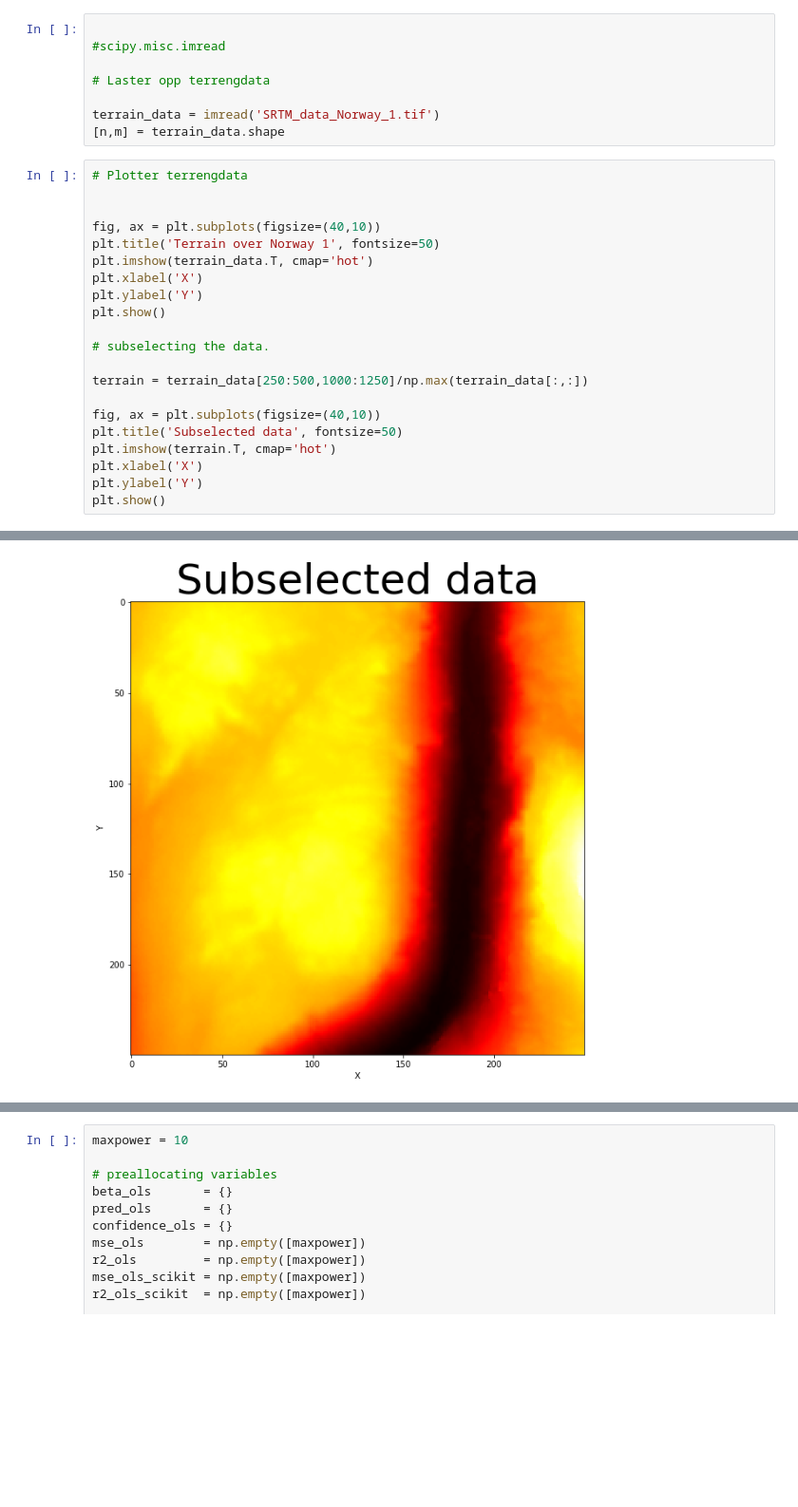
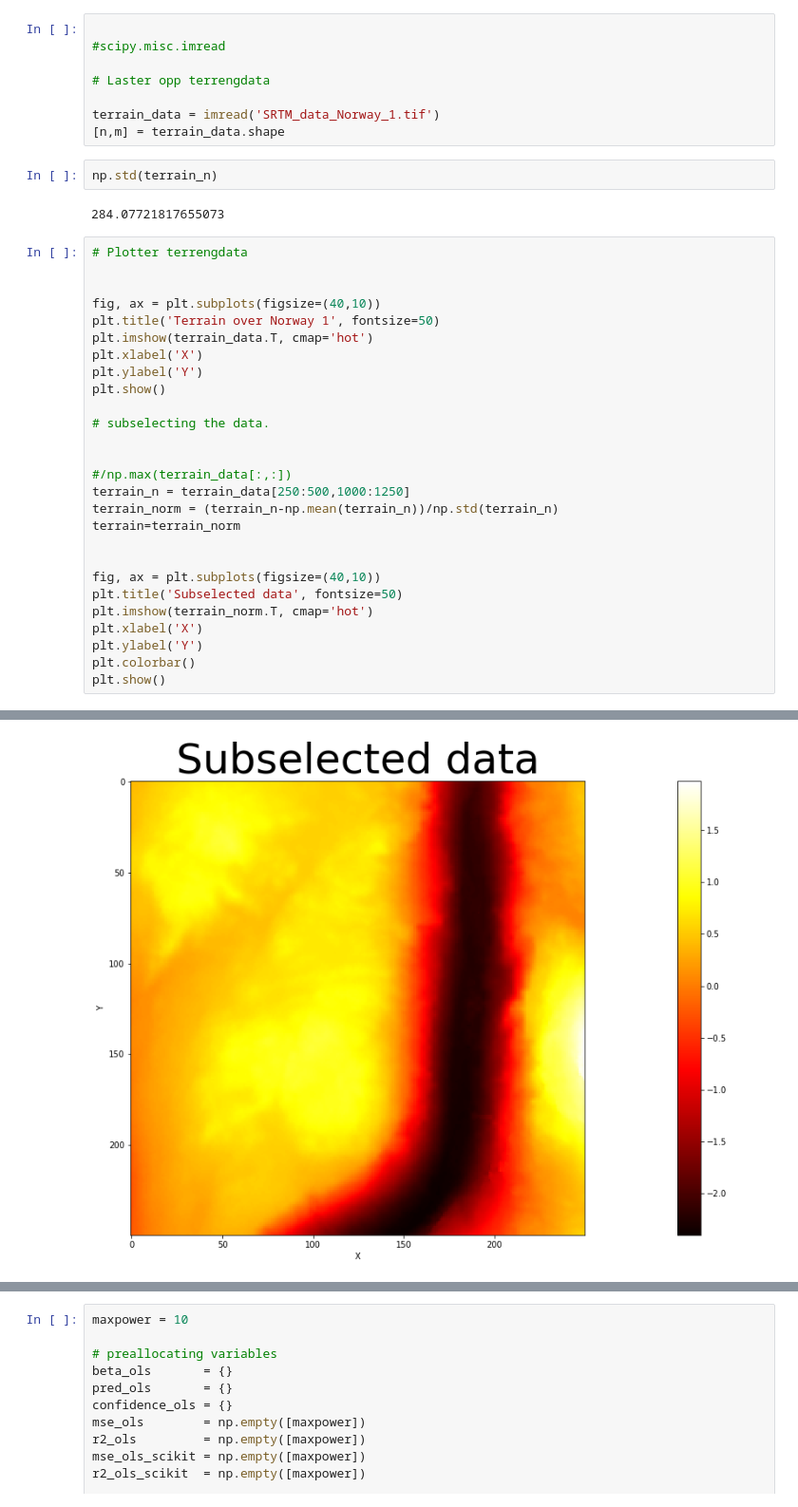
Before and after one commit to VemundST/Project1, a Jupyter notebook: main.ipynb, the cells around one changed output, grey strips where cells are left out. Shown at 95% size. Saved outputs shown, nothing was run; the diff lists cells and outputs as text; blank space fills up the shorter version.

```diff
--- a/main.ipynb
+++ b/main.ipynb
@@ -697,30 +717,40 @@ for i in range(maxpower):
 
 terrain_data = imread('SRTM_data_Norway_1.tif')
 [n,m] = terrain_data.shape
+# %%
+np.std(terrain_n)
+# %% [output]
+284.07721817655073
 # %%
 # Plotter terrengdata
 
 
 fig, ax = plt.subplots(figsize=(40,10))
 plt.title('Terrain over Norway 1', fontsize=50)
 plt.imshow(terrain_data.T, cmap='hot')
 plt.xlabel('X')
 plt.ylabel('Y')
 plt.show()
 
 # subselecting the data.
 
-terrain = terrain_data[250:500,1000:1250]/np.max(terrain_data[:,:])
+
+#/np.max(terrain_data[:,:])
+terrain_n = terrain_data[250:500,1000:1250]
+terrain_norm = (terrain_n-np.mean(terrain_n))/np.std(terrain_n)
+terrain=terrain_norm
+
 
 fig, ax = plt.subplots(figsize=(40,10))
 plt.title('Subselected data', fontsize=50)
-plt.imshow(terrain.T, cmap='hot')
+plt.imshow(terrain_norm.T, cmap='hot')
 plt.xlabel('X')
 plt.ylabel('Y')
+plt.colorbar()
 plt.show()
 # %% [output]
 [figure]
-[figure, old version]
+[figure, new version]
 # %%
 x=np.arange(terrain.shape[0])/terrain.shape[0]
 y=np.arange(terrain.shape[1])/terrain.shape[1]
```
Also changed, not shown: parts of 25 cells of this notebook, 1 other file.
